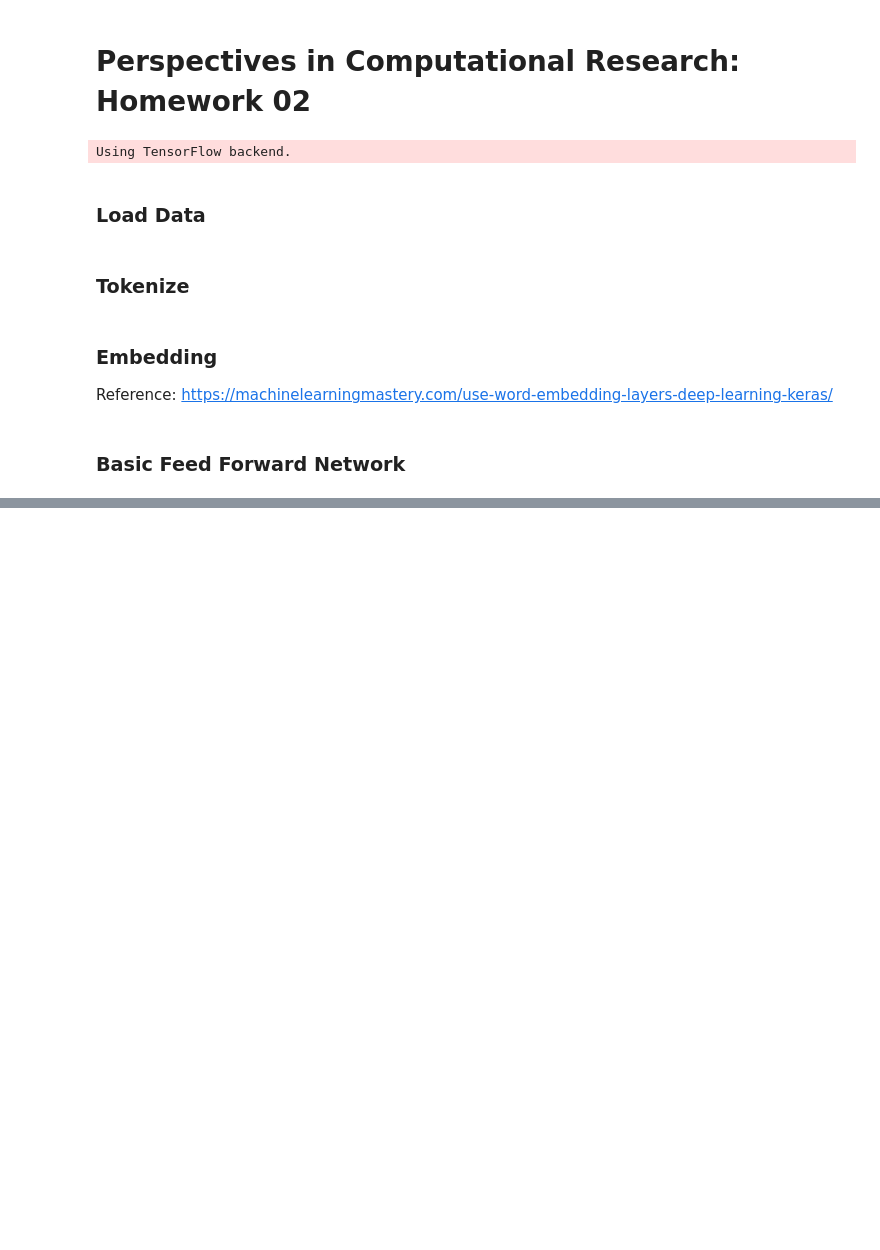
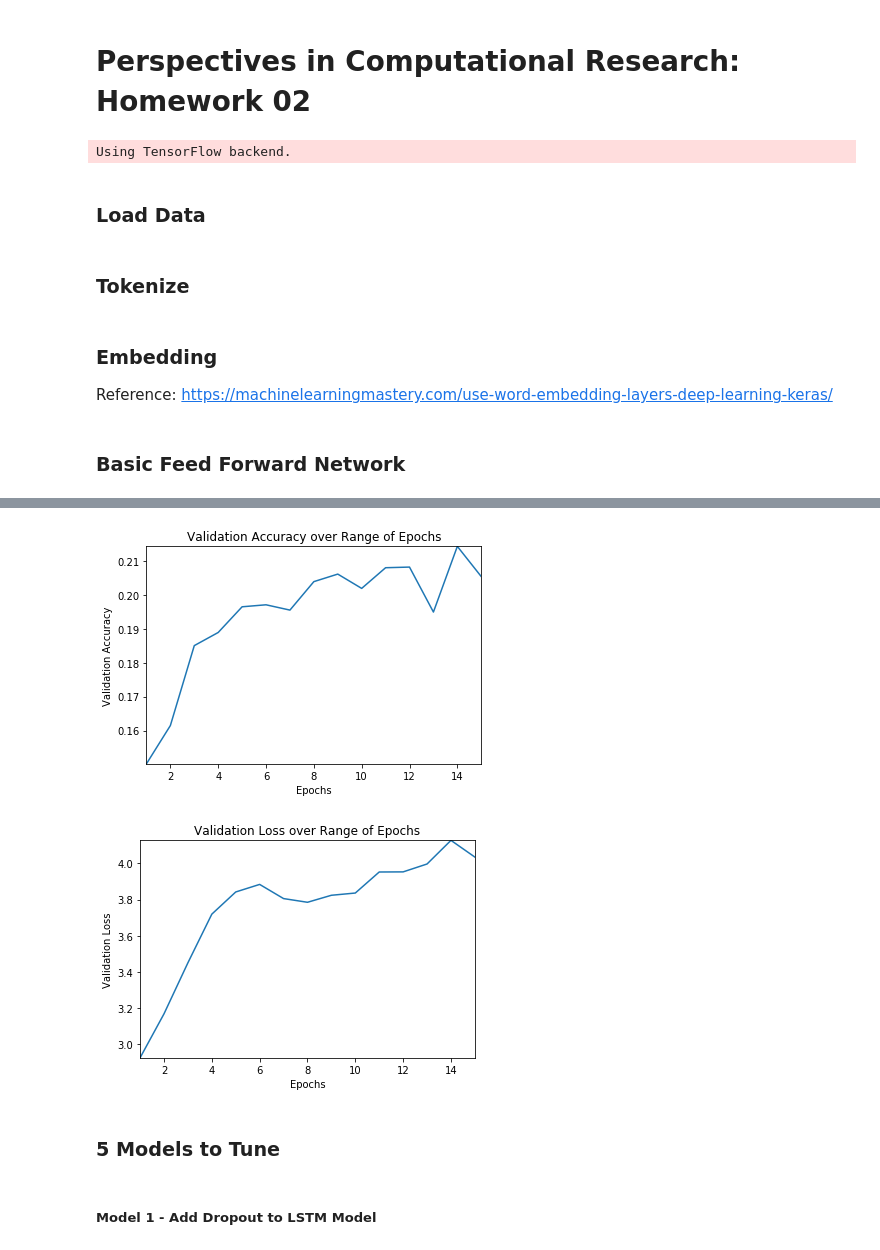
Before and after one commit to css-research/hw02, a Jupyter notebook: DhruvalBhatt_HW02.ipynb, the cells around one changed output, grey strips where cells are left out. Cells and saved outputs as stored; diff of their text form; code cells hidden in the pictures; blank space fills up the shorter version.

```diff
--- a/DhruvalBhatt_HW02.ipynb
+++ b/DhruvalBhatt_HW02.ipynb
@@ -102,0 +253,12 @@ plt.show()
+# %%
+# Define the model
+rnn_gru = Sequential()
+rnn_gru.add(Embedding(vocab_size, em_space, input_length=pad_length))
+rnn_gru.add(GRU(em_space))
+rnn_gru.add(Dense(24, activation='softmax'))
+
+# Compile the model
+rnn_gru.compile(optimizer='rmsprop', loss='categorical_crossentropy', metrics=['accuracy'])
+
+#Fit and Store Model Val
+rnn_gru_metrics = rnn_gru.fit(train_x, train_y, epochs=15, batch_size=1024, validation_data = (val_x, val_y))
@@ -102,0 +283,31 @@ plt.show()
+# %%
+#Extract Accuracy and Loss from keras callback history
+metrics = rnn_gru_metrics.history
+val_accuracy = metrics['val_acc']
+val_loss = metrics['val_loss']
+epochs = numpy.arange(1, len(val_accuracy)+1)
+
+#Plot Accuracy over Epochs
+plt.clf()
+plt.plot(epochs, val_accuracy)
+plt.margins(0)
+plt.title("Validation Accuracy over Range of Epochs")
+plt.xlabel('Epochs')
+plt.ylabel("Validation Accuracy")
+plt.show()
+
+#Plot Loss over Epochs
+plt.clf()
+plt.plot(epochs, val_loss)
+plt.margins(0)
+plt.title("Validation Loss over Range of Epochs")
+plt.xlabel('Epochs')
+plt.ylabel("Validation Loss")
+plt.show()
+# %% [output]
+[figure, added]
+[figure, added]
+# %% [markdown]
+### 5 Models to Tune
+# %% [markdown]
+##### Model 1 - Add Dropout to LSTM Model
```
Also changed, not shown: parts of 36 cells of this notebook.
